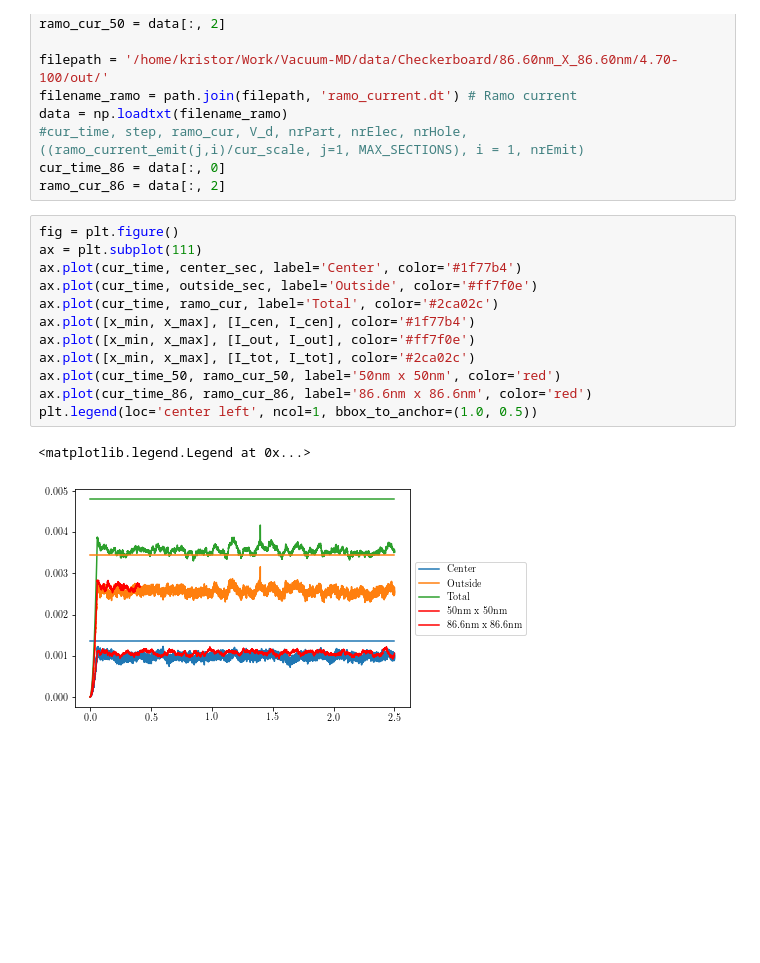
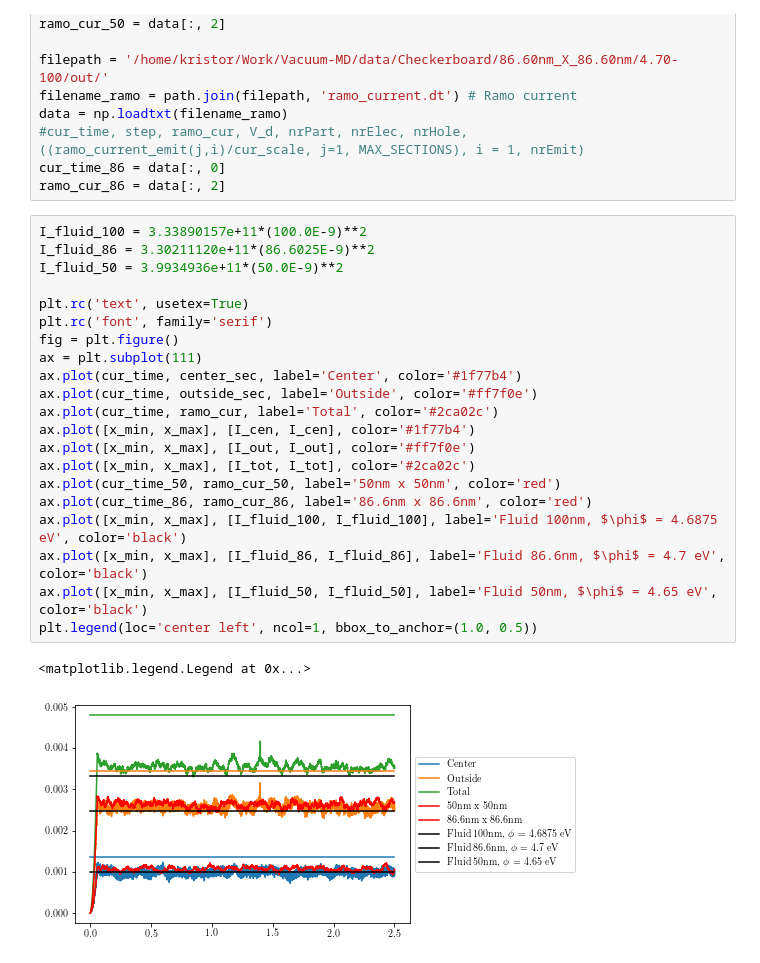
Before and after one commit to NanoPhysicsCenter/RUMDEED, a Jupyter notebook: scripts/density plots/Current_sec.ipynb, the cells around one changed output. Cells and saved outputs as stored; diff of their text form; blank space fills up the shorter version.

```diff
--- a/scripts/density plots/Current_sec.ipynb
+++ b/scripts/density plots/Current_sec.ipynb
@@ -168,17 +168,26 @@ data = np.loadtxt(filename_ramo)
 cur_time_86 = data[:, 0]
 ramo_cur_86 = data[:, 2]
 # %%
+I_fluid_100 = 3.33890157e+11*(100.0E-9)**2
+I_fluid_86 = 3.30211120e+11*(86.6025E-9)**2
+I_fluid_50 = 3.9934936e+11*(50.0E-9)**2
+
+plt.rc('text', usetex=True)
+plt.rc('font', family='serif')
 fig = plt.figure()
 ax = plt.subplot(111)
 ax.plot(cur_time, center_sec, label='Center', color='#1f77b4')
 ax.plot(cur_time, outside_sec, label='Outside', color='#ff7f0e')
 ax.plot(cur_time, ramo_cur, label='Total', color='#2ca02c')
 ax.plot([x_min, x_max], [I_cen, I_cen], color='#1f77b4')
 ax.plot([x_min, x_max], [I_out, I_out], color='#ff7f0e')
 ax.plot([x_min, x_max], [I_tot, I_tot], color='#2ca02c')
 ax.plot(cur_time_50, ramo_cur_50, label='50nm x 50nm', color='red')
 ax.plot(cur_time_86, ramo_cur_86, label='86.6nm x 86.6nm', color='red')
+ax.plot([x_min, x_max], [I_fluid_100, I_fluid_100], label='Fluid 100nm, $\phi$ = 4.6875 eV', color='black')
+ax.plot([x_min, x_max], [I_fluid_86, I_fluid_86], label='Fluid 86.6nm, $\phi$ = 4.7 eV', color='black')
+ax.plot([x_min, x_max], [I_fluid_50, I_fluid_50], label='Fluid 50nm, $\phi$ = 4.65 eV', color='black')
 plt.legend(loc='center left', ncol=1, bbox_to_anchor=(1.0, 0.5))
 # %% [output]
 <matplotlib.legend.Legend at 0x...>
-[figure, old version]
+[figure, new version]
```
Also changed, not shown: 3 other files.
